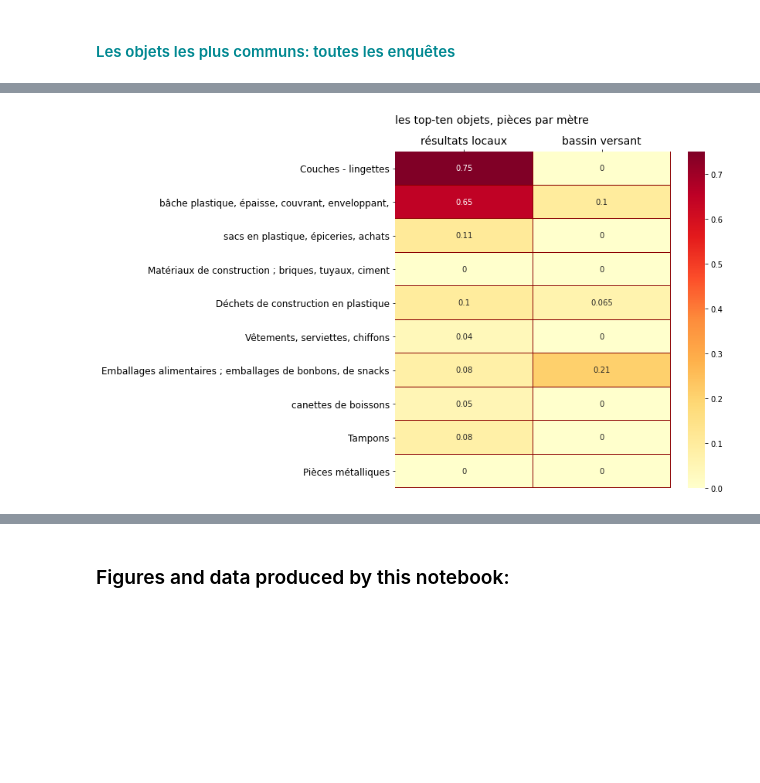
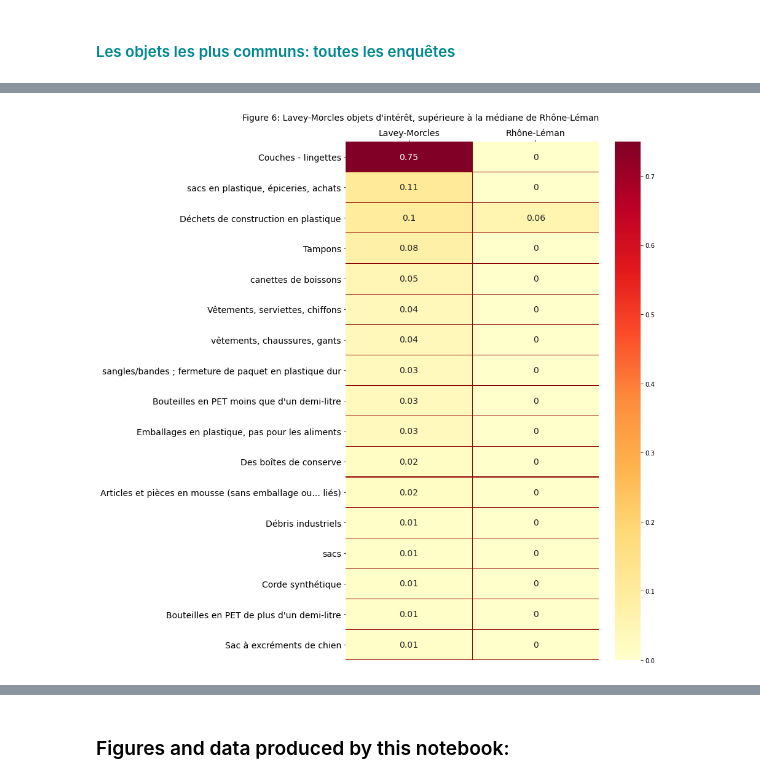
Before and after one commit to hammerdirt-analyst/iqals, a Jupyter notebook: laveyreport.ipynb, the cells around one changed output, grey strips where cells are left out. Drawn from its saved outputs; the diff is of its cells as text; code cells hidden in the pictures; blank space fills up the shorter version.

```diff
--- a/laveyreport.ipynb
+++ b/laveyreport.ipynb
@@ -986,22 +1190,38 @@ top_ten_tablex = top_ten_tablex[['résultats locaux', 'bassin versant', 'descrip
+# %%
+# lavey_pcsm
+# lavey_pcsm['hmm'] = lavey_pcsm.index.map(lambda x: bassin_pcsm[x])
+exceeds_catchment_median = [x for x in lavey_pcsm.index if lavey_pcsm[x] > bassin_pcsm[x]]
+exceeds_catchment_median = [x for x in exceeds_catchment_median if x not in top_ten_bassin_table.index]
+codes_of_interest = bassin_tabledata.loc[bassin_tabledata.index.isin(exceeds_catchment_median)].copy()
+codes_of_interest[coi] = codes_of_interest.index.map(lambda x: lavey_pcsm.loc[x])
+codes_of_interest[bassin_label] = codes_of_interest.index.map(lambda x: bassin_pcsm.loc[x])
+# top_ten_tablex = codes_of_interest.rename(columns={'pcs_m':bassin_label})
+codes_of_interest['description'] = codes_of_interest.index.map(lambda x: fr_defs_codes[x])
+codes_of_interest = codes_of_interest[[coi, bassin_label, 'description']].copy()
+codes_of_interest.sort_values(by=coi, ascending=False, inplace=True)
+codes_of_interest.set_index('description', inplace=True)
 # %%
-top_ten_tablex.set_index('description', inplace=True)
-top_ten_tablex.columns = ['résultats locaux', 'bassin versant']
 
-fig, ax = plt.subplots(figsize=(8,8))
+codes_of_interest.columns = [coi, bassin_label]
+
+fig, ax = plt.subplots(figsize=(13,len(codes_of_interest)*.75))
 figure_num += 1
-sns.heatmap(data=top_ten_tablex[[ 'résultats locaux', 'bassin versant']], cmap='YlOrRd', linewidth=0.1, linecolor='darkred', annot=True, ax=ax)
+title=F"Figure {figure_num}: {coi} objets d'intérêt, supérieure à la médiane de {bassin_label}"
+sns.heatmap(data=codes_of_interest, cmap='YlOrRd', linewidth=0.1, linecolor='darkred', annot=True, ax=ax, annot_kws={"fontsize":14})
 ax.set_ylabel("")
 ax.set_xlabel("")
 ax.xaxis.set_ticks_position('top')
 ax.tick_params(axis='x', which='both',labelsize=14)
 yticklabs = ax.get_yticklabels()
-ax.set_yticklabels(yticklabs, fontsize=12, rotation=0)
-ax.set_title(title, **title_k14)
+ax.set_yticklabels(yticklabs, fontsize=14, rotation=0)
+ax.set_title(title, ha='right', loc='right', fontsize=14, pad=14)
+
+plt.tight_layout()
 figname = F"figure{figure_num}.jpg"
-tag = 'local median vs national median'
+tag = 'objects of interest'
 add_output(figname, tag, fignum=figure_num)
 plt.show()
 
 plt.close()
 # %% [output]
-[figure, old version]
+[figure, new version]
```
Also changed, not shown: parts of 39 cells of this notebook, 16 other files.
